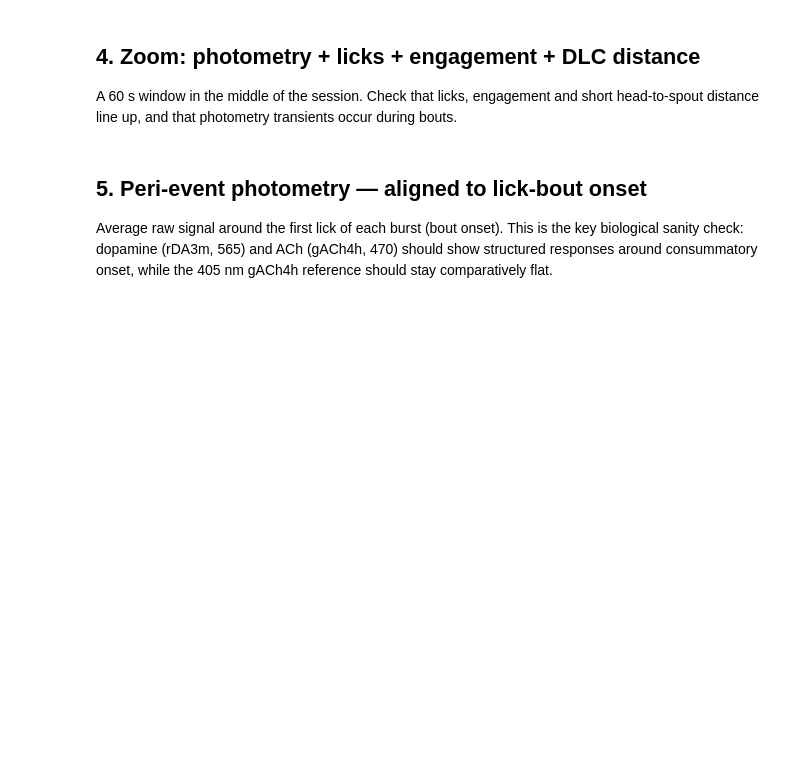
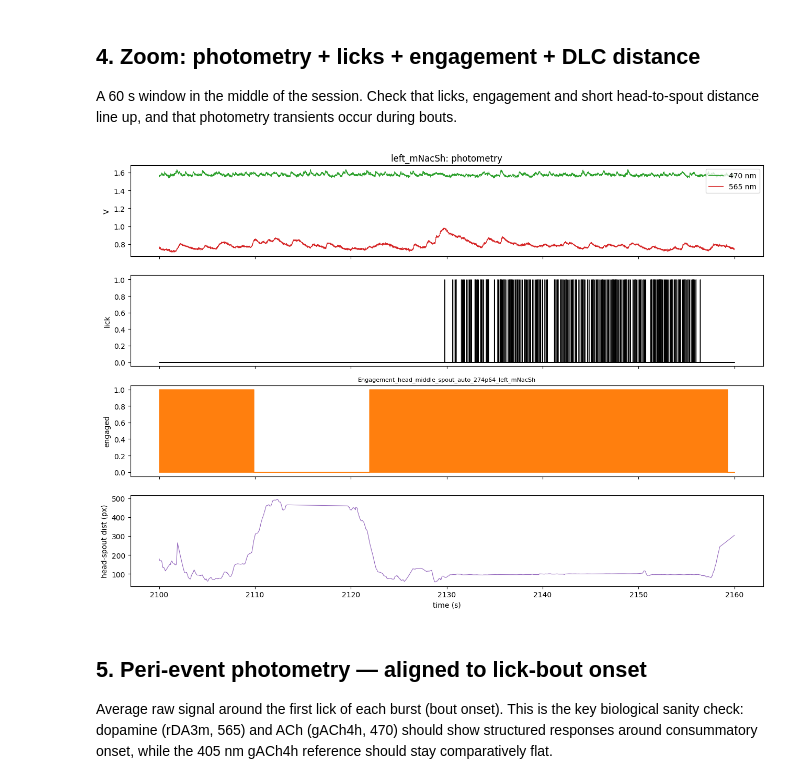
Before and after one commit to calderast/berke_sham_feeding_to_nwb, a Jupyter notebook: verify_nwb.ipynb, the cells around one changed output. Cells and saved outputs as stored; diff of their text form; code cells hidden in the pictures; blank space fills up the shorter version.

```diff
--- a/verify_nwb.ipynb
+++ b/verify_nwb.ipynb
@@ -82,33 +136,35 @@ for region in REGIONS:
 
 A 60 s window in the middle of the session. Check that licks, engagement and short head-to-spout distance line up, and that photometry transients occur during bouts.
 # %%
-region = "mNacSh"
+side = SIDES[0]
 t_start, t_dur = 35 * 60, 60  # seconds
 
 def window(ts, t0, dur):
     t = tvec(ts)
     m = (t >= t0) & (t <= t0 + dur)
     return t[m], np.asarray(ts.data[:])[m]
 
 fig, axes = plt.subplots(4, 1, figsize=(13, 9), sharex=True)
 
 for wl in (470, 565):
-    t, y = window(nwb.acquisition[f"raw_{wl}_{region}"], t_start, t_dur)
+    t, y = window(nwb.acquisition[f"raw_{wl}_{side}"], t_start, t_dur)
     axes[0].plot(t, y, color=WL_COLORS[wl], lw=0.8, label=f"{wl} nm")
-axes[0].set_ylabel("V"); axes[0].legend(loc="upper right"); axes[0].set_title(f"{region}: photometry")
+axes[0].set_ylabel("V"); axes[0].legend(loc="upper right"); axes[0].set_title(f"{side}: photometry")
 
-t, y = window(behavior[f"lick_binary_{region}"], t_start, t_dur)
+t, y = window(behavior[f"lick_binary_{side}"], t_start, t_dur)
 axes[1].fill_between(t, 0, np.nan_to_num(y), step="mid", color="k"); axes[1].set_ylabel("lick")
 
-eng_key = [k for k in behavior.data_interfaces if k.startswith("Engagement") and k.endswith(region) and "auto" in k][0]
+eng_key = [k for k in behavior.data_interfaces if k.startswith("Engagement") and k.endswith(side) and "auto" in k][0]
 t, y = window(behavior[eng_key], t_start, t_dur)
 axes[2].fill_between(t, 0, y, step="mid", color="tab:orange"); axes[2].set_ylabel("engaged")
 axes[2].set_title(eng_key, fontsize=8)
 
-t, y = window(dlc[f"DLC_Distance_head_middle_spout_{region}"], t_start, t_dur)
+t, y = window(dlc[f"DLC_Distance_head_middle_spout_{side}"], t_start, t_dur)
 axes[3].plot(t, y, color="tab:purple", lw=0.8)
 axes[3].set_ylabel("head-spout dist (px)"); axes[3].set_xlabel("time (s)")
 fig.tight_layout()
+# %% [output]
+[figure, added]
 # %% [markdown]
 ## 5. Peri-event photometry — aligned to lick-bout onset
 
```
Also changed, not shown: parts of 12 cells of this notebook, 2 other files.
